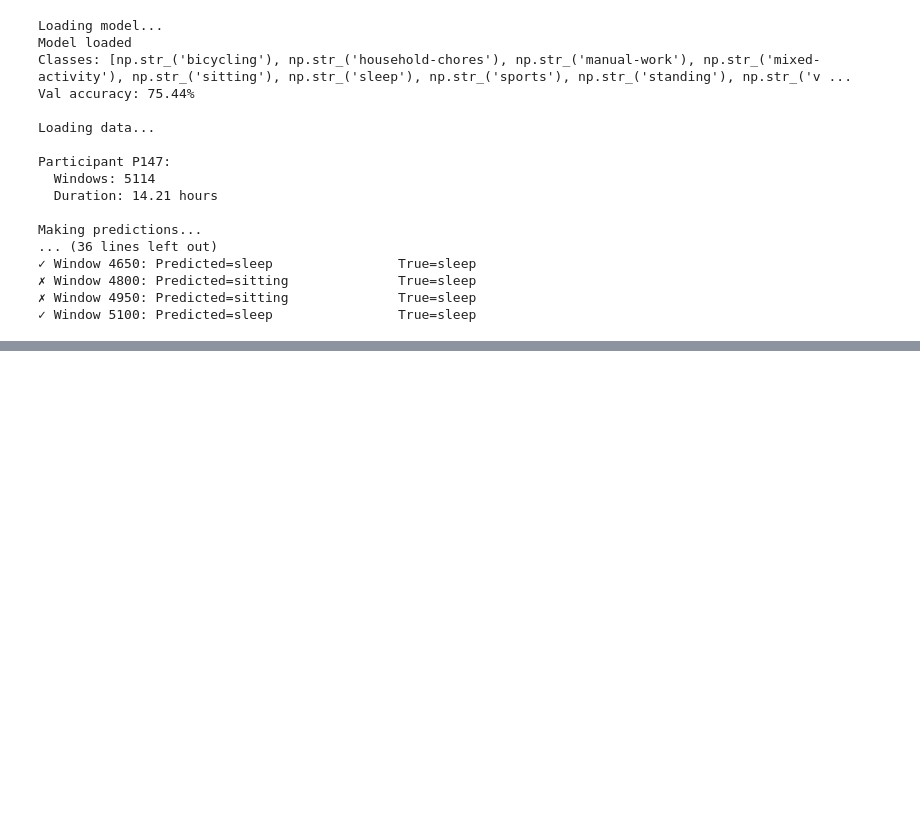
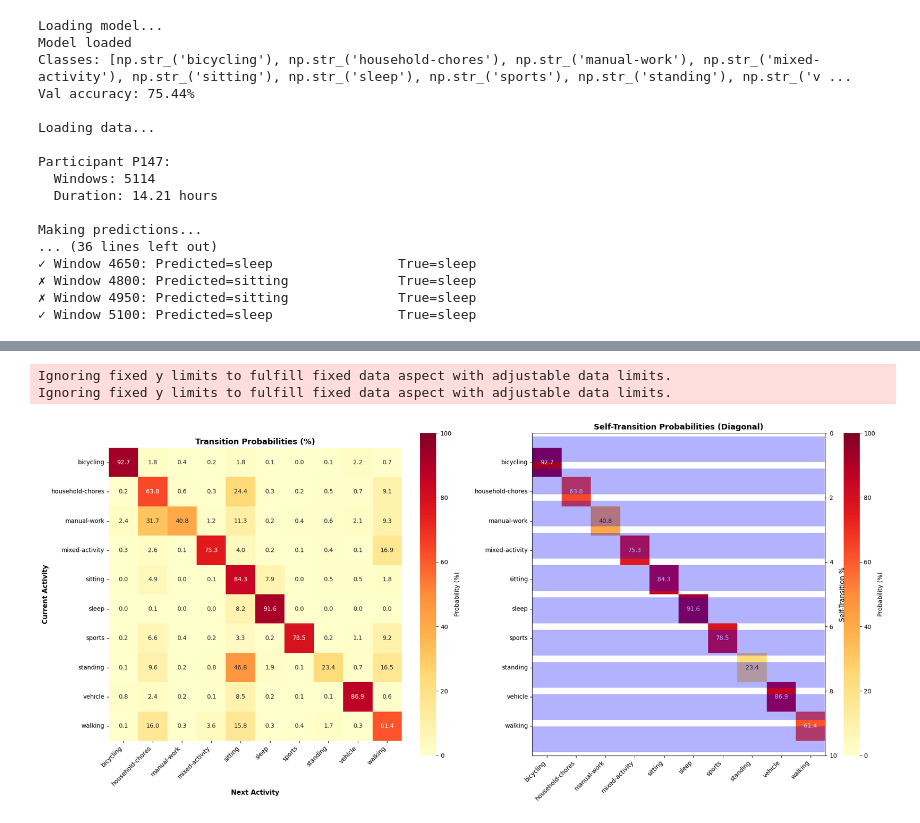
Before and after one commit to akash6murali/human-activity-recognition, a Jupyter notebook: cnn/cnn_inference.ipynb, the cells around one changed output, grey strips where cells are left out. Cells and saved outputs as stored; diff of their text form; code cells hidden in the pictures; blank space fills up the shorter version.

```diff
--- a/cnn/cnn_inference.ipynb
+++ b/cnn/cnn_inference.ipynb
@@ -115,0 +345,2 @@ Making predictions...
+# %%
+class_names = [idx_to_label[i] for i in range(n_classes)]
@@ -115,0 +351,78 @@ Making predictions...
+# %%
+import seaborn as sns
+import matplotlib.pyplot as plt
+def plot_transition_detailed(transition_matrix, class_names):
+    """
+    Enhanced heatmap with additional insights
+    """
+    fig, axes = plt.subplots(1, 2, figsize=(20, 9))
+
+    # Left: Full heatmap
+    ax1 = axes[0]
+    trans_percent = transition_matrix * 100
+
+    sns.heatmap(
+        trans_percent,
+        annot=True,
+        fmt='.1f',
+        cmap='YlOrRd',
+        xticklabels=class_names,
+        yticklabels=class_names,
+        cbar_kws={'label': 'Probability (%)'},
+        ax=ax1,
+        vmin=0,
+        vmax=100,
+        square=True
+    )
+
+    ax1.set_xlabel('Next Activity', fontsize=11, fontweight='bold')
+    ax1.set_ylabel('Current Activity', fontsize=11, fontweight='bold')
+    ax1.set_title('Transition Probabilities (%)', fontsize=13, fontweight='bold')
+    plt.setp(ax1.xaxis.get_majorticklabels(), rotation=45, ha='right')
+
+    # Right: Diagonal (self-transitions) highlighted
+    ax2 = axes[1]
+
+    # Create masked array to highlight diagonal
+    masked_trans = trans_percent.copy()
+    mask = np.zeros_like(masked_trans, dtype=bool)
+    np.fill_diagonal(mask, True)
+
+    sns.heatmap(
+        masked_trans,
+        annot=True,
+        fmt='.1f',
+        cmap='YlOrRd',
+        xticklabels=class_names,
+        yticklabels=class_names,
+        cbar_kws={'label': 'Probability (%)'},
+        ax=ax2,
+        mask=~mask,  # Only show diagonal
+        vmin=0,
+        vmax=100,
+        square=True
+    )
+
+    # Add bar chart of self-transitions
+    ax2_twin = ax2.twinx()
+    diagonal = np.diag(trans_percent)
+    y_pos = np.arange(len(diagonal)) + 0.5
+    ax2_twin.barh(y_pos, diagonal, alpha=0.3, color='blue')
+    ax2_twin.set_ylim(ax2.get_ylim())
+    ax2_twin.set_ylabel('Self-Transition %', fontsize=11)
+
+    ax2.set_title('Self-Transition Probabilities (Diagonal)',
+                  fontsize=13, fontweight='bold')
+    plt.setp(ax2.xaxis.get_majorticklabels(), rotation=45, ha='right')
+
+    plt.tight_layout()
+    plt.savefig('transition_matrix_detailed.png', dpi=300, bbox_inches='tight')
+    plt.show()
+
+
+# Plot detailed version
+plot_transition_detailed(transitions, class_names)
+# %% [output]
+Ignoring fixed y limits to fulfill fixed data aspect with adjustable data limits.
+Ignoring fixed y limits to fulfill fixed data aspect with adjustable data limits.
+[figure, added]
```
Also changed, not shown: parts of 10 cells of this notebook, 5 other files.
